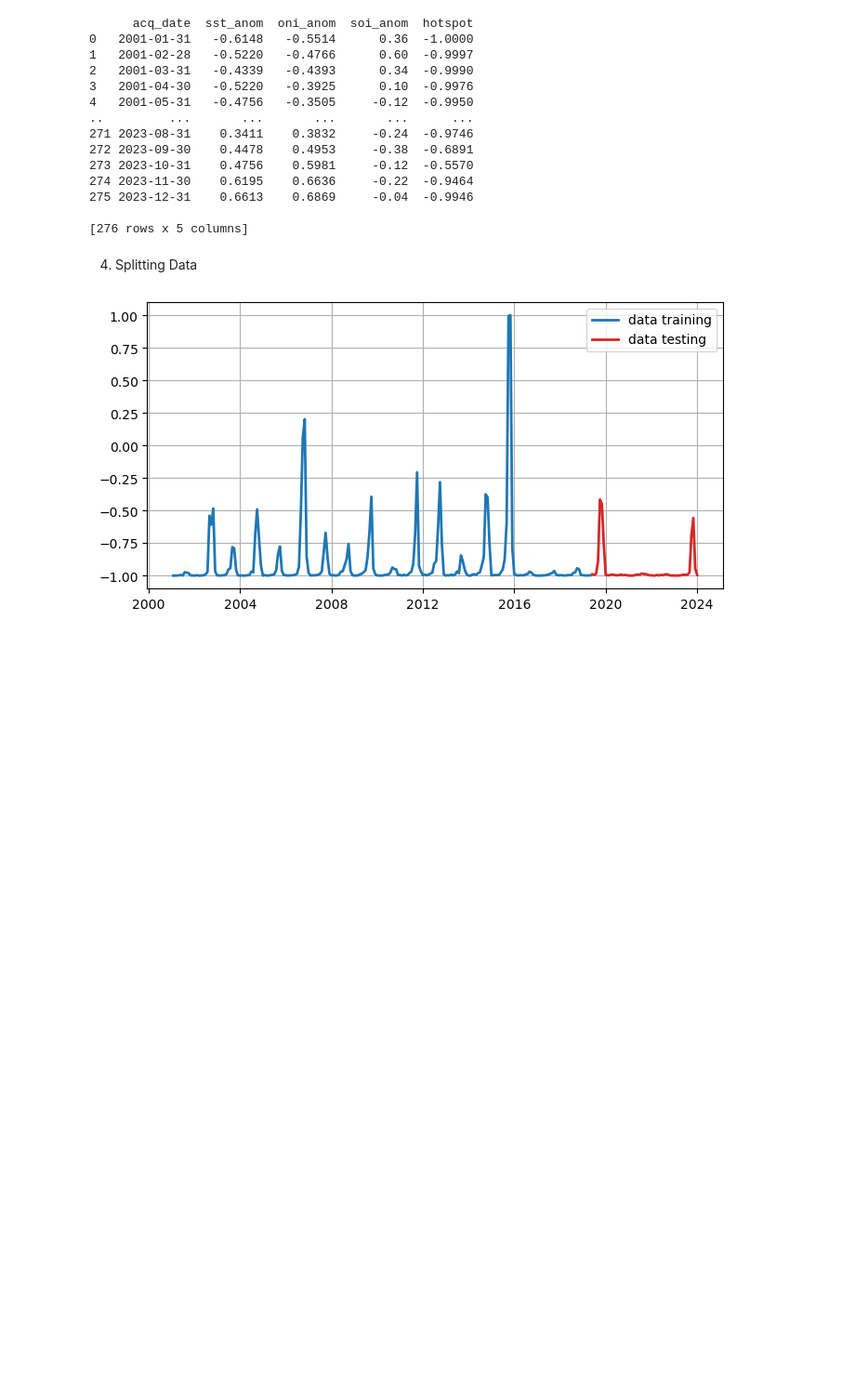
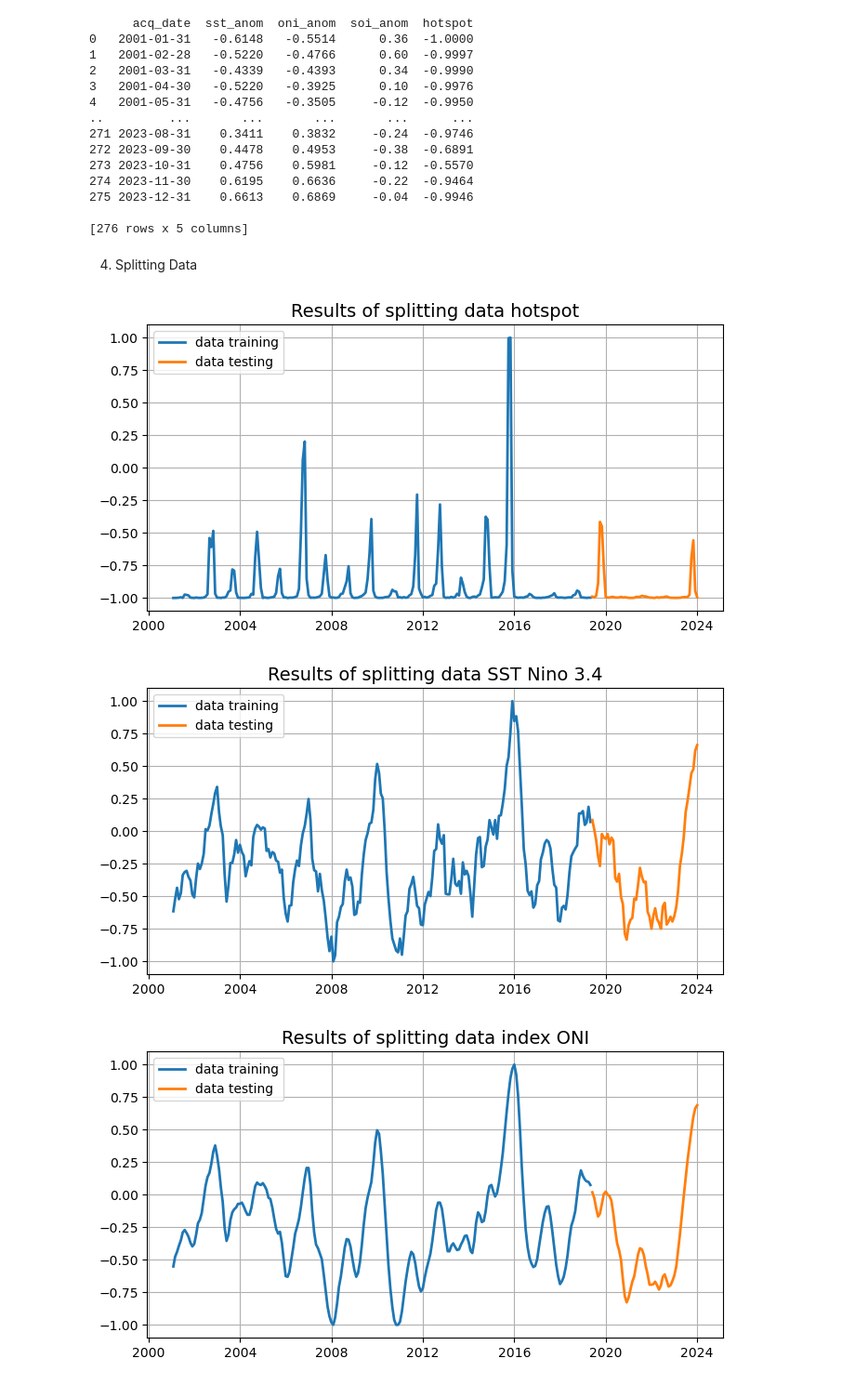
Before and after one commit to kusin/tensorflow-hotspot-v2, a Jupyter notebook: K01 - Preprocessing.ipynb, the cells around one changed output. Shown at 93% size. Saved outputs shown, nothing was run; the diff lists cells and outputs as text; code cells hidden in the pictures; blank space fills up the shorter version.

```diff
--- a/K01 - Preprocessing.ipynb
+++ b/K01 - Preprocessing.ipynb
@@ -127,27 +127,51 @@ print(np.round(df_normalized,4))
 # split data train and test
 train_data, test_data = train_test_split(df_normalized, train_size=0.80, test_size=0.20, shuffle=False)
 # %%
-# create figure
-fig, ax = plt.subplots(figsize = (8,4))
+def lineplot(x1, y1, label1, x2, y2, label2, title):
 
-# create time series plot
-ax.plot(
-  df_normalized["acq_date"].iloc[0:len(train_data)], train_data["hotspot"],
-  color="tab:blue", label="data training", linewidth=2
-)
-ax.plot(
-  df_normalized["acq_date"].iloc[len(train_data):], test_data["hotspot"],
-  color="tab:red", label="data testing", linewidth=2
-)
+  # membuat time series plot
+  fig, ax = plt.subplots(figsize=(8,4))
+  ax.plot(x1, y1, color="tab:blue", label=label1, linewidth=2)
+  ax.plot(x2, y2, color="tab:orange", label=label2, linewidth=2)
 
-# set labels
-ax.set_title("",fontsize=14)
-ax.set_xlabel("",fontsize=12)
-ax.set_ylabel("",fontsize=12)
-ax.legend(loc="best")
-ax.grid(True)
+  # membuat label-label
+  ax.set_title(title, fontsize=14)
+  ax.set_xlabel("", fontsize=12)
+  ax.set_ylabel("", fontsize=12)
+  ax.legend(loc='upper left')
+  ax.grid(True)
 
-# show plot
-plt.show()
+  # menampilkan plot
+  plt.show()
-# %% [output]
-[figure, removed]
+# %%
+# custom tanggal
+train = df_normalized["acq_date"].iloc[0:len(train_data)]
+test = df_normalized["acq_date"].iloc[len(train_data):]
+
+# hotspot
+lineplot(
+  title="Results of splitting data hotspot",
+  x1=train, y1=train_data["hotspot"], label1="data training",
+  x2=test, y2=test_data["hotspot"], label2="data testing",)
+
+# SST Nino 3.4
+lineplot(
+  title="Results of splitting data SST Nino 3.4",
+  x1=train, y1=train_data["sst_anom"], label1="data training",
+  x2=test, y2=test_data["sst_anom"], label2="data testing",)
+
+# Index ONI
+lineplot(
+  title="Results of splitting data index ONI",
+  x1=train, y1=train_data["oni_anom"], label1="data training",
+  x2=test, y2=test_data["oni_anom"], label2="data testing",)
+
+# Index SOI
+lineplot(
+  title="Results of splitting data index SOI",
+  x1=train, y1=train_data["soi_anom"], label1="data training",
+  x2=test, y2=test_data["soi_anom"], label2="data testing",)
+# %% [output]
+[figure, added]
+[figure, added]
+[figure, added]
```
Also changed, not shown: parts of 1 cell of this notebook, 22 other files.
